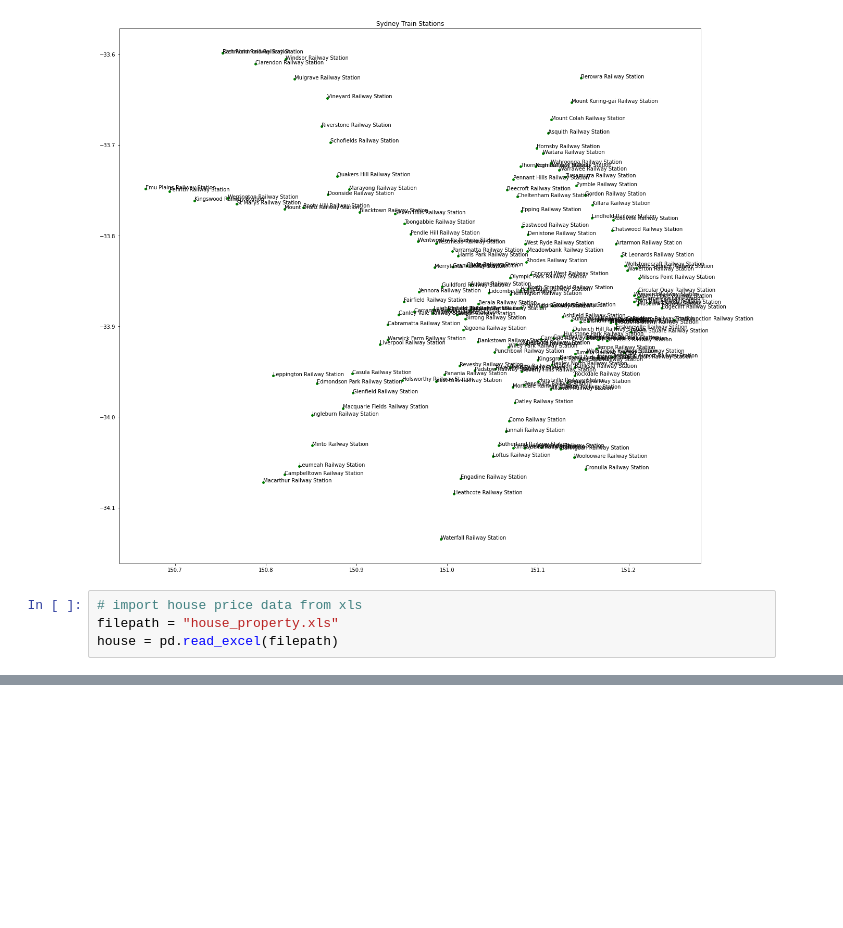
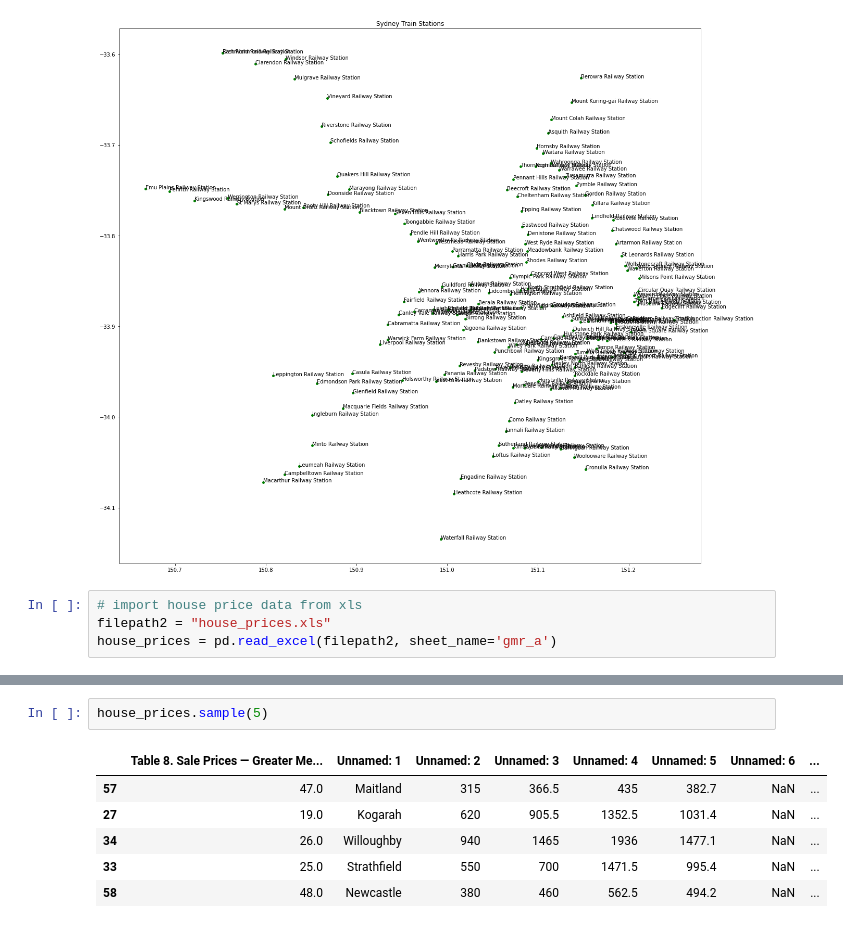
Before and after one commit to incalescence/open-data, a Jupyter notebook: sydney_property.ipynb, the cells around one changed output, grey strips where cells are left out. Drawn from its saved outputs; the diff is of its cells as text; blank space fills up the shorter version.

```diff
--- a/sydney_property.ipynb
+++ b/sydney_property.ipynb
@@ -33,5 +42,5 @@ for idx, row in stations.iterrows():
 [figure]
 # %%
 # import house price data from xls
-filepath = "house_property.xls"
-house = pd.read_excel(filepath)
+filepath2 = "house_prices.xls"
+house_prices = pd.read_excel(filepath2, sheet_name='gmr_a')
@@ -39,0 +54,9 @@ FileNotFoundError: [Errno 2] No such file or directory: 'house_property.xls'
+# %%
+house_prices.sample(5)
+# %% [output]
+|  | Table 8. Sale Prices — Greater Me... | Unnamed: 1 | Unnamed: 2 | Unnamed: 3 | Unnamed: 4 | Unnamed: 5 | Unnamed: 6 | ... |
+| 57 | 47.0 | Maitland | 315 | 366.5 | 435 | 382.7 | NaN | ... |
+| 27 | 19.0 | Kogarah | 620 | 905.5 | 1352.5 | 1031.4 | NaN | ... |
+| 34 | 26.0 | Willoughby | 940 | 1465 | 1936 | 1477.1 | NaN | ... |
+| 33 | 25.0 | Strathfield | 550 | 700 | 1471.5 | 995.4 | NaN | ... |
+| 58 | 48.0 | Newcastle | 380 | 460 | 562.5 | 494.2 | NaN | ... |
```
Also changed, not shown: parts of 8 cells of this notebook, 2 other files.
